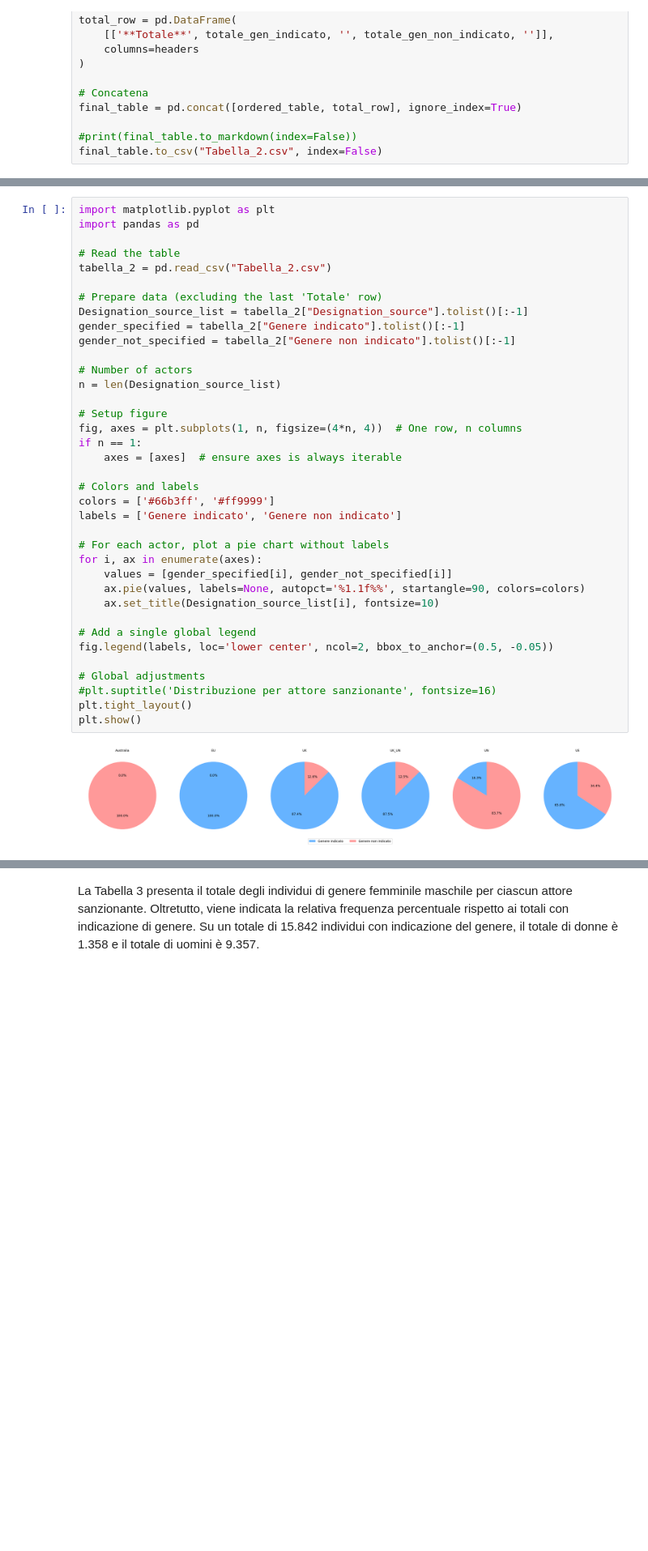
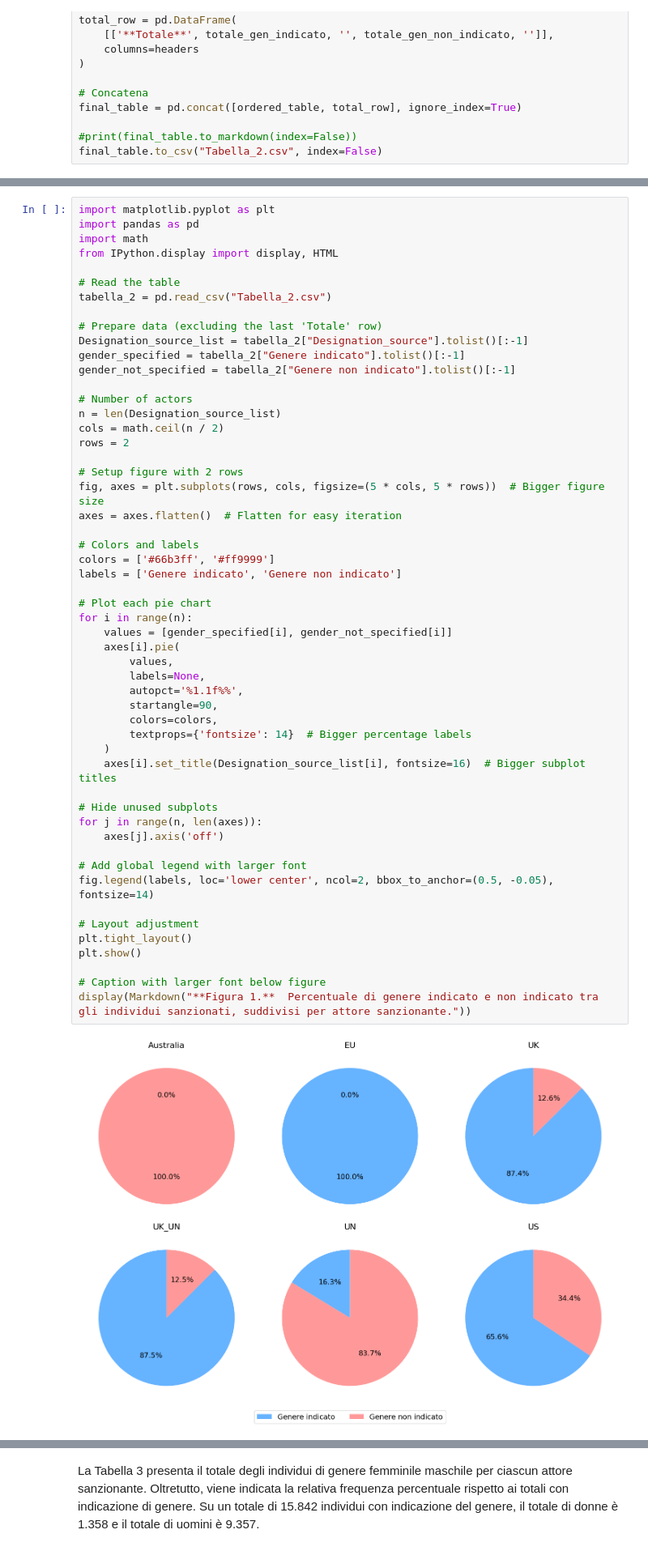
Before and after one commit to jellyrosp/sanctions-docs-dataset, a Jupyter notebook: data_analysis/jup_notebook/REPORT.ipynb, the cells around one changed output, grey strips where cells are left out. Shown at 81% size. Cells and saved outputs as stored; diff of their text form; blank space fills up the shorter version.

```diff
--- a/data_analysis/jup_notebook/REPORT.ipynb
+++ b/data_analysis/jup_notebook/REPORT.ipynb
@@ -191,39 +192,55 @@ final_table.to_csv("Tabella_2.csv", index=False)
 # %%
 import matplotlib.pyplot as plt
 import pandas as pd
+import math
+from IPython.display import display, HTML
 
 # Read the table
 tabella_2 = pd.read_csv("Tabella_2.csv")
 
 # Prepare data (excluding the last 'Totale' row)
 Designation_source_list = tabella_2["Designation_source"].tolist()[:-1]
 gender_specified = tabella_2["Genere indicato"].tolist()[:-1]
 gender_not_specified = tabella_2["Genere non indicato"].tolist()[:-1]
 
 # Number of actors
 n = len(Designation_source_list)
+cols = math.ceil(n / 2)
+rows = 2
 
-# Setup figure
-fig, axes = plt.subplots(1, n, figsize=(4*n, 4))  # One row, n columns
-if n == 1:
-    axes = [axes]  # ensure axes is always iterable
+# Setup figure with 2 rows
+fig, axes = plt.subplots(rows, cols, figsize=(5 * cols, 5 * rows))  # Bigger figure size
+axes = axes.flatten()  # Flatten for easy iteration
 
 # Colors and labels
 colors = ['#66b3ff', '#ff9999']
 labels = ['Genere indicato', 'Genere non indicato']
 
-# For each actor, plot a pie chart without labels
-for i, ax in enumerate(axes):
+# Plot each pie chart
+for i in range(n):
     values = [gender_specified[i], gender_not_specified[i]]
-    ax.pie(values, labels=None, autopct='%1.1f%%', startangle=90, colors=colors)
-    ax.set_title(Designation_source_list[i], fontsize=10)
+    axes[i].pie(
+        values,
+        labels=None,
+        autopct='%1.1f%%',
+        startangle=90,
+        colors=colors,
+        textprops={'fontsize': 14}  # Bigger percentage labels
+    )
+    axes[i].set_title(Designation_source_list[i], fontsize=16)  # Bigger subplot titles
 
-# Add a single global legend
-fig.legend(labels, loc='lower center', ncol=2, bbox_to_anchor=(0.5, -0.05))
+# Hide unused subplots
+for j in range(n, len(axes)):
+    axes[j].axis('off')
 
-# Global adjustments
-#plt.suptitle('Distribuzione per attore sanzionante', fontsize=16)
+# Add global legend with larger font
+fig.legend(labels, loc='lower center', ncol=2, bbox_to_anchor=(0.5, -0.05), fontsize=14)
+
+# Layout adjustment
 plt.tight_layout()
 plt.show()
+
+# Caption with larger font below figure
+display(Markdown("**Figura 1.**  Percentuale di genere indicato e non indicato tra gli individui sanzionati, suddivisi per attore sanzionante."))
 # %% [output]
-[figure, old version]
+[figure, new version]
```
Also changed, not shown: parts of 10 cells of this notebook, 2 other files.
